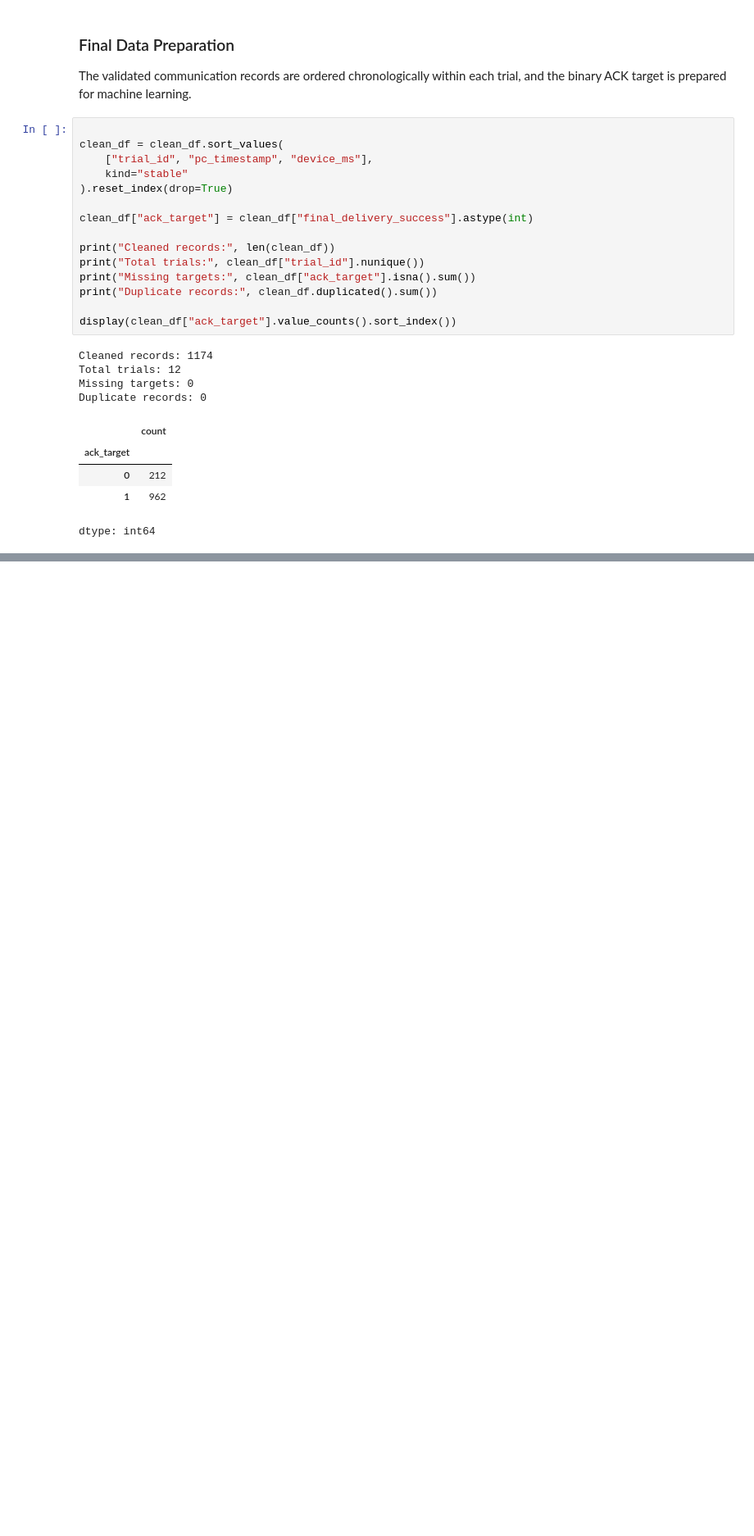
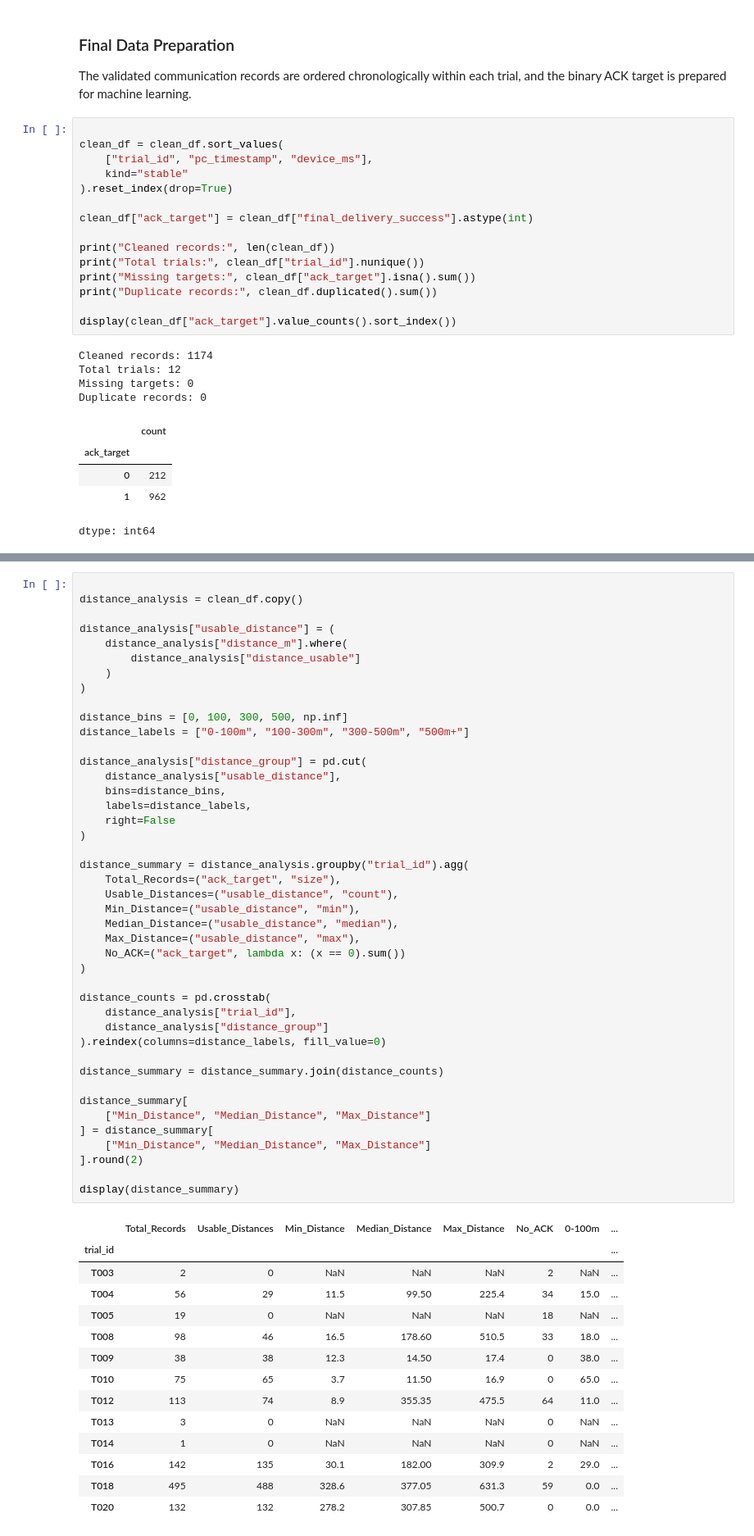
Before and after one commit to VirajKosala/Intelligent-Link-Quality-Prediction, a Jupyter notebook: Intelligent_Link_Quality_Prediction.ipynb, the cells around one changed output, grey strips where cells are left out. Shown at 82% size. Cells and saved outputs as stored; diff of their text form; blank space fills up the shorter version.

```diff
--- a/Intelligent_Link_Quality_Prediction.ipynb
+++ b/Intelligent_Link_Quality_Prediction.ipynb
@@ -809,0 +943,58 @@ dtype: int64
+# %%
+
+distance_analysis = clean_df.copy()
+
+distance_analysis["usable_distance"] = (
+    distance_analysis["distance_m"].where(
+        distance_analysis["distance_usable"]
+    )
+)
+
+distance_bins = [0, 100, 300, 500, np.inf]
+distance_labels = ["0-100m", "100-300m", "300-500m", "500m+"]
+
+distance_analysis["distance_group"] = pd.cut(
+    distance_analysis["usable_distance"],
+    bins=distance_bins,
+    labels=distance_labels,
+    right=False
+)
+
+distance_summary = distance_analysis.groupby("trial_id").agg(
+    Total_Records=("ack_target", "size"),
+    Usable_Distances=("usable_distance", "count"),
+    Min_Distance=("usable_distance", "min"),
+    Median_Distance=("usable_distance", "median"),
+    Max_Distance=("usable_distance", "max"),
+    No_ACK=("ack_target", lambda x: (x == 0).sum())
+)
+
+distance_counts = pd.crosstab(
+    distance_analysis["trial_id"],
+    distance_analysis["distance_group"]
+).reindex(columns=distance_labels, fill_value=0)
+
+distance_summary = distance_summary.join(distance_counts)
+
+distance_summary[
+    ["Min_Distance", "Median_Distance", "Max_Distance"]
+] = distance_summary[
+    ["Min_Distance", "Median_Distance", "Max_Distance"]
+].round(2)
+
+display(distance_summary)
+# %% [output]
+|  | Total_Records | Usable_Distances | Min_Distance | Median_Distance | Max_Distance | No_ACK | 0-100m | ... |
+| trial_id |  |  |  |  |  |  |  | ... |
+| T003 | 2 | 0 | NaN | NaN | NaN | 2 | NaN | ... |
+| T004 | 56 | 29 | 11.5 | 99.50 | 225.4 | 34 | 15.0 | ... |
+| T005 | 19 | 0 | NaN | NaN | NaN | 18 | NaN | ... |
+| T008 | 98 | 46 | 16.5 | 178.60 | 510.5 | 33 | 18.0 | ... |
+| T009 | 38 | 38 | 12.3 | 14.50 | 17.4 | 0 | 38.0 | ... |
+| T010 | 75 | 65 | 3.7 | 11.50 | 16.9 | 0 | 65.0 | ... |
+| T012 | 113 | 74 | 8.9 | 355.35 | 475.5 | 64 | 11.0 | ... |
+| T013 | 3 | 0 | NaN | NaN | NaN | 0 | NaN | ... |
+| T014 | 1 | 0 | NaN | NaN | NaN | 0 | NaN | ... |
+| T016 | 142 | 135 | 30.1 | 182.00 | 309.9 | 2 | 29.0 | ... |
+| T018 | 495 | 488 | 328.6 | 377.05 | 631.3 | 59 | 0.0 | ... |
+| T020 | 132 | 132 | 278.2 | 307.85 | 500.7 | 0 | 0.0 | ... |
```
Also changed, not shown: parts of 13 cells of this notebook.
